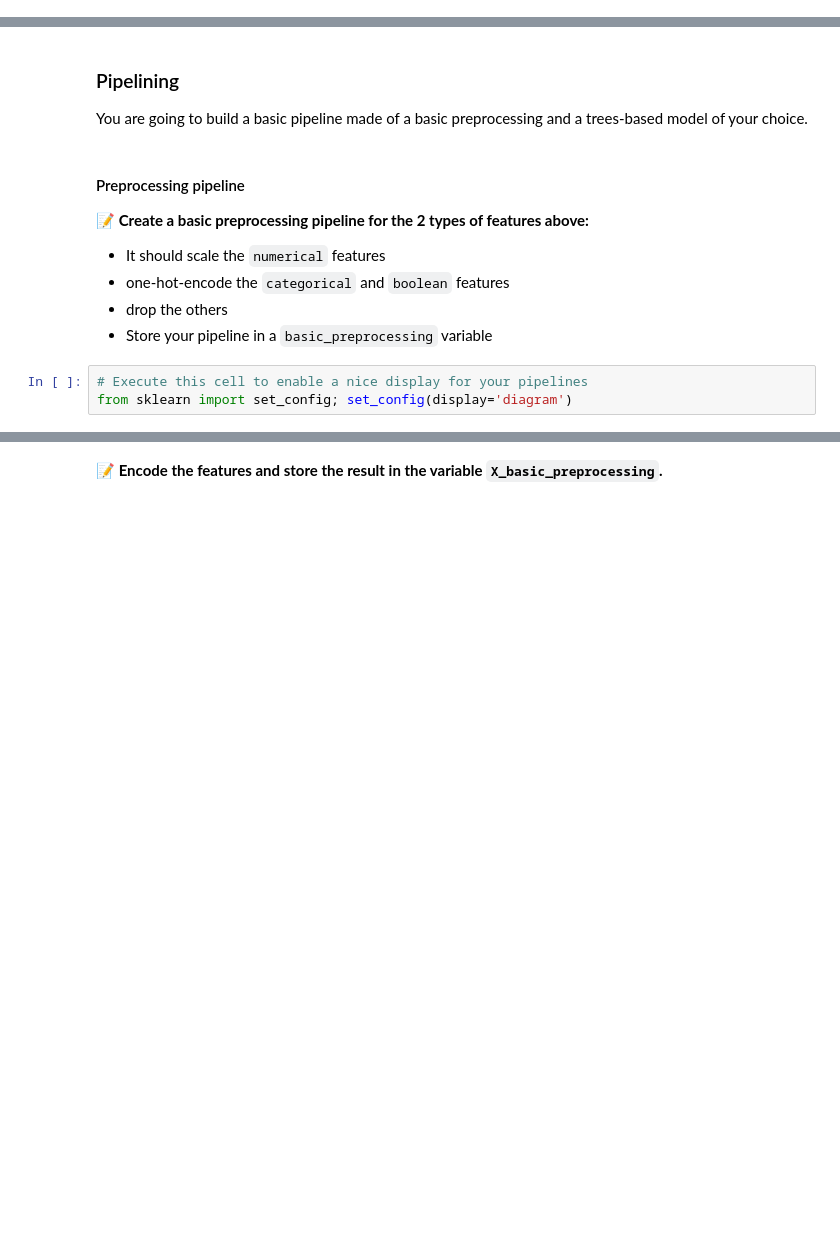
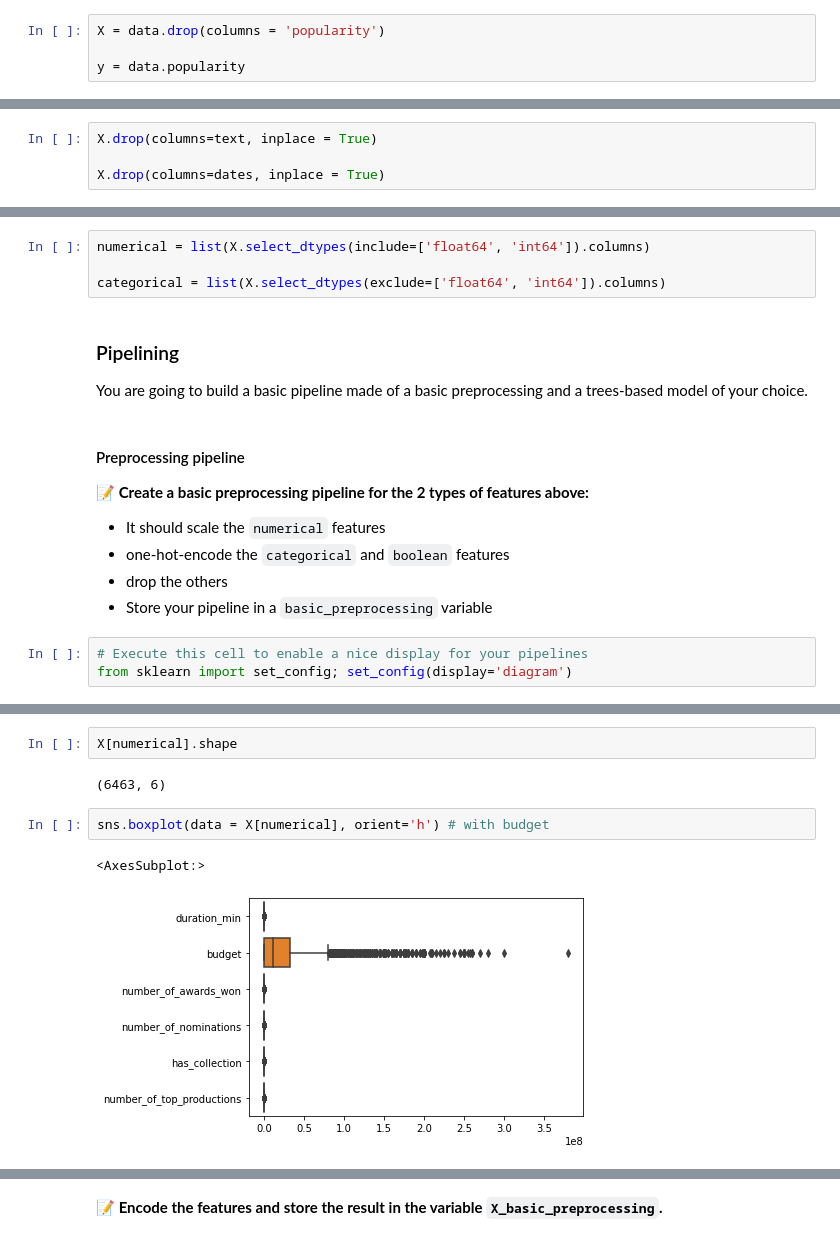
Before and after one commit to maillotg/data-certification-exam, a Jupyter notebook: machine_learning/TV_popularity_predictor.ipynb, the cells around one changed output, grey strips where cells are left out. Cells and saved outputs as stored; diff of their text form; blank space fills up the shorter version.

```diff
--- a/machine_learning/TV_popularity_predictor.ipynb
+++ b/machine_learning/TV_popularity_predictor.ipynb
@@ -93,3 +205,7 @@ It is around here!
+# %%
+X = data.drop(columns = 'popularity')
+
+y = data.popularity
 # %% [markdown]
 ### Basic pipeline
 # %% [markdown]
@@ -101,3 +234,7 @@ In this baseline, let's forget about the columns below that are difficult to pro
 # %%
 text = ['description', 'original_title', 'title']
 dates = ['release_date']
+# %%
+X.drop(columns=text, inplace = True)
+
+X.drop(columns=dates, inplace = True)
@@ -112,3 +266,7 @@ We will simply scale the numerical features and one-hot-encode the categorical o
+# %%
+numerical = list(X.select_dtypes(include=['float64', 'int64']).columns)
+
+categorical = list(X.select_dtypes(exclude=['float64', 'int64']).columns)
 # %% [markdown]
 ### Pipelining
 
@@ -128,0 +294,9 @@ from sklearn import set_config; set_config(display='diagram')
+# %%
+X[numerical].shape
+# %% [output]
+(6463, 6)
+# %%
+sns.boxplot(data = X[numerical], orient='h') # with budget
+# %% [output]
+<AxesSubplot:>
+[figure, added]
```
Also changed, not shown: parts of 53 cells of this notebook, 2 other files.
